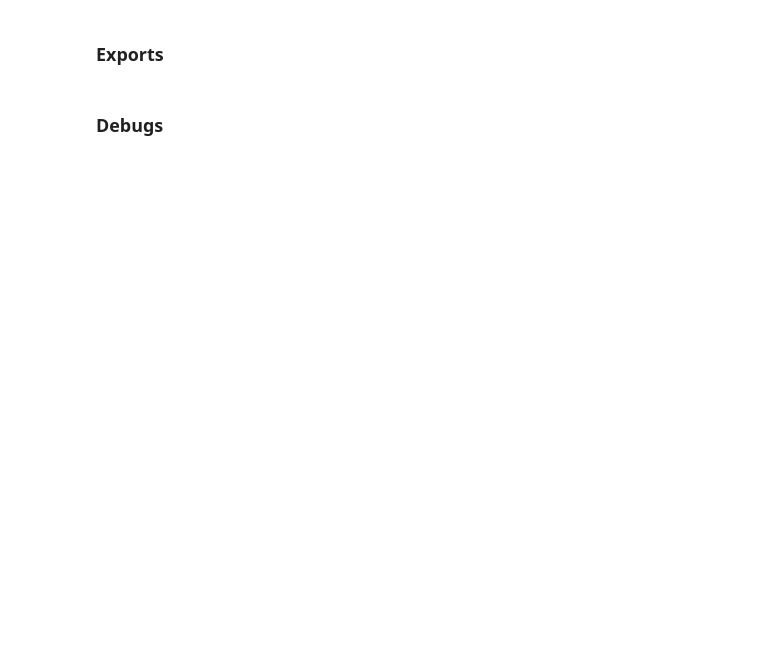
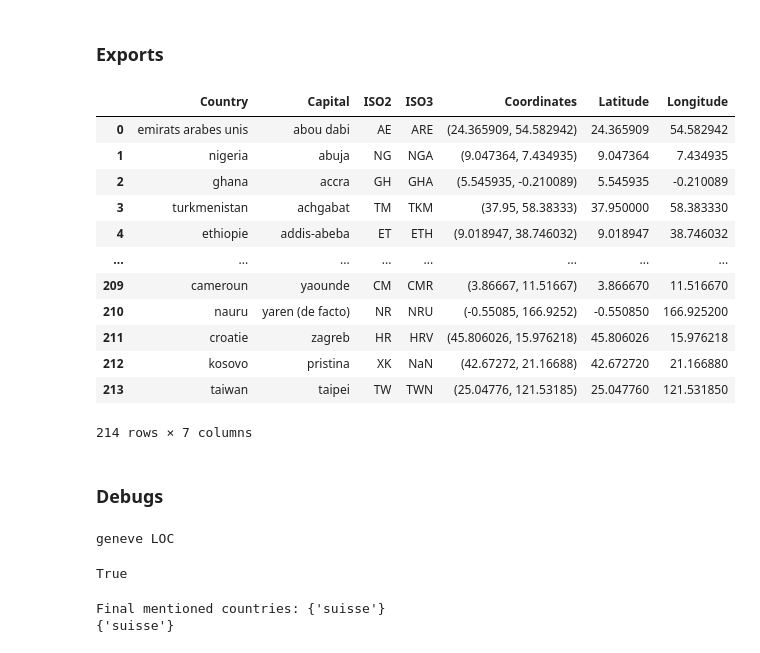
Before and after one commit to anne-tanne/FINAL_MULTILINGUAL, a Jupyter notebook: data_analysis/location_analysis/location_analysis_french.ipynb, the cells around one changed output. Saved outputs shown, nothing was run; the diff lists cells and outputs as text; code cells hidden in the pictures; blank space fills up the shorter version.

```diff
--- a/data_analysis/location_analysis/location_analysis_french.ipynb
+++ b/data_analysis/location_analysis/location_analysis_french.ipynb
@@ -283 +444,19 @@ df_cities_german.to_csv(csv_file_path, index=False)
+# %%
+df_countries_french = pd.read_csv('inputdata/df_countries_french_with_capital_and_coordinates.csv')
+# %%
+df_countries_french
+# %% [output]
+|  | Country | Capital | ISO2 | ISO3 | Coordinates | Latitude | Longitude |
+| 0 | emirats arabes unis | abou dabi | AE | ARE | (24.365909, 54.582942) | 24.365909 | 54.582942 |
+| 1 | nigeria | abuja | NG | NGA | (9.047364, 7.434935) | 9.047364 | 7.434935 |
+| 2 | ghana | accra | GH | GHA | (5.545935, -0.210089) | 5.545935 | -0.210089 |
+| 3 | turkmenistan | achgabat | TM | TKM | (37.95, 58.38333) | 37.950000 | 58.383330 |
+| 4 | ethiopie | addis-abeba | ET | ETH | (9.018947, 38.746032) | 9.018947 | 38.746032 |
+| ... | ... | ... | ... | ... | ... | ... | ... |
+| 209 | cameroun | yaounde | CM | CMR | (3.86667, 11.51667) | 3.866670 | 11.516670 |
+| 210 | nauru | yaren (de facto) | NR | NRU | (-0.55085, 166.9252) | -0.550850 | 166.925200 |
+| 211 | croatie | zagreb | HR | HRV | (45.806026, 15.976218) | 45.806026 | 15.976218 |
+| 212 | kosovo | pristina | XK | NaN | (42.67272, 21.16688) | 42.672720 | 21.166880 |
+| 213 | taiwan | taipei | TW | TWN | (25.04776, 121.53185) | 25.047760 | 121.531850 |
+214 rows × 7 columns
 # %%
@@ -363,0 +485,12 @@ test_row = df_german.iloc[0]
+# %%
+test_sentence = "geneve est une belle ville."
+doc = nlp(test_sentence)
+
+for ent in doc.ents:
+    print(ent.text, ent.label_)
+# %% [output]
+geneve LOC
+# %%
+"geneve" in df_cities_french['Ville'].str.lower().values
+# %% [output]
+True
@@ -363,0 +519,36 @@ test_row = df_german.iloc[0]
+# %%
+def find_countries_in_text_v2(content, header, country_data_french, swiss_cities_french, swiss_cantons_french):
+    combined_text = str(content) + " " + str(header)
+    doc = nlp(combined_text)
+    mentioned_countries = set()
+
+    for ent in doc.ents:
+        if ent.label_ in ['LOC', 'GPE']:
+            entity_parts = ent.text.lower().split()
+
+            for part in entity_parts:
+                city_match = part in swiss_cities_french['Ville'].str.lower().values
+                canton_match = part in swiss_cantons_french['Canton'].str.lower().values
+
+                if city_match or canton_match:
+                    mentioned_countries.add("suisse")
+                    break
+
+                    country_from_capital = country_data_french[country_data_french['Capital'].str.lower() == ent.text.lower()]['Country']
+            if not country_from_capital.empty:
+                mentioned_countries.add(country_from_capital.iloc[0])
+                continue
+
+            country = country_data_french[country_data_french['Country'].str.lower() == ent.text.lower()]['Country']
+            if not country.empty:
+                mentioned_countries.add(country.iloc[0])
+
+    print(f"Final mentioned countries: {mentioned_countries}")  # Debug print
+    return mentioned_countries
+
+test_content = "les patins crissent a nouveau au parc des bast à la ville de geneve..."
+test_header = "ville de geneve les mesures covid en 2021 puis les restriction..."
+print(find_countries_in_text(test_content, test_header, df_countries_french, df_cities_french, df_cantons_french))
+# %% [output]
+Final mentioned countries: {'suisse'}
+{'suisse'}
```
Also changed, not shown: parts of 55 cells of this notebook.
